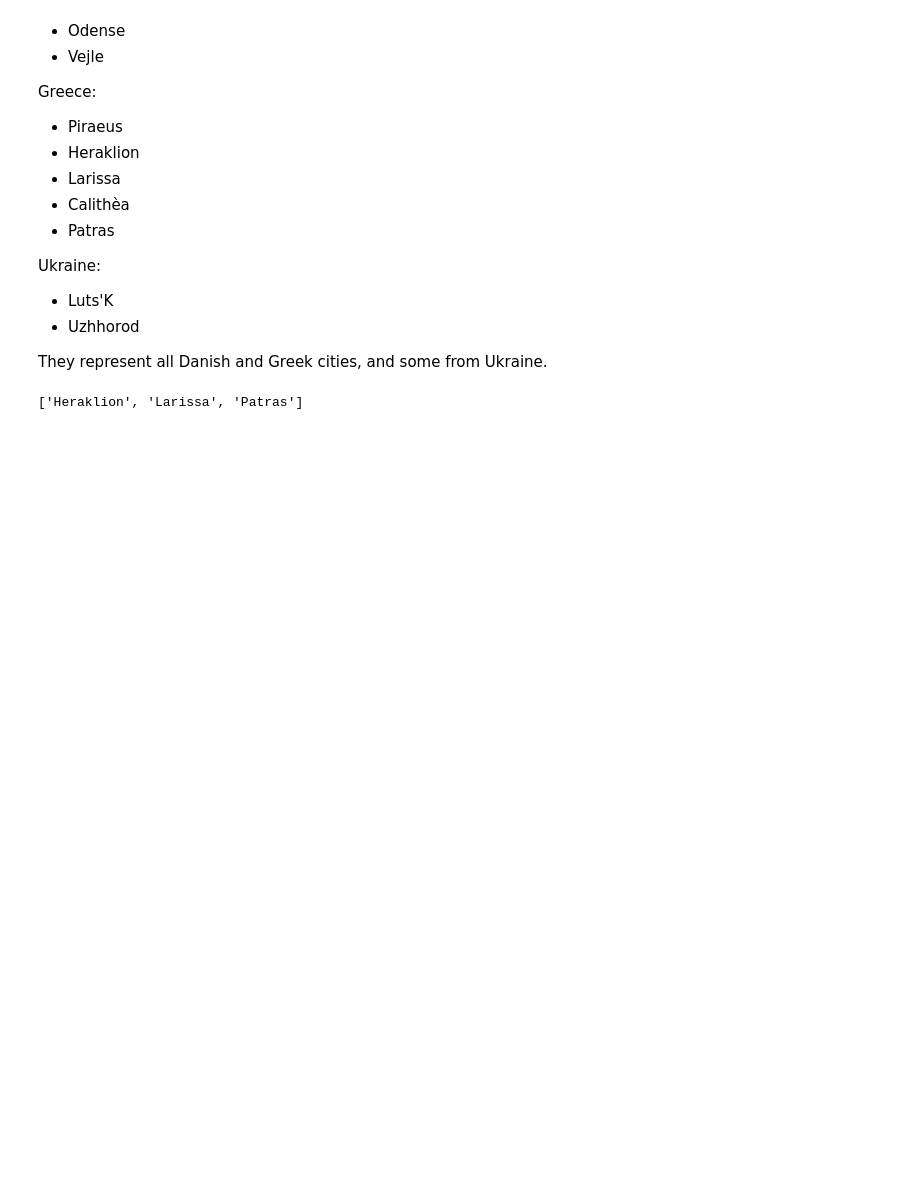
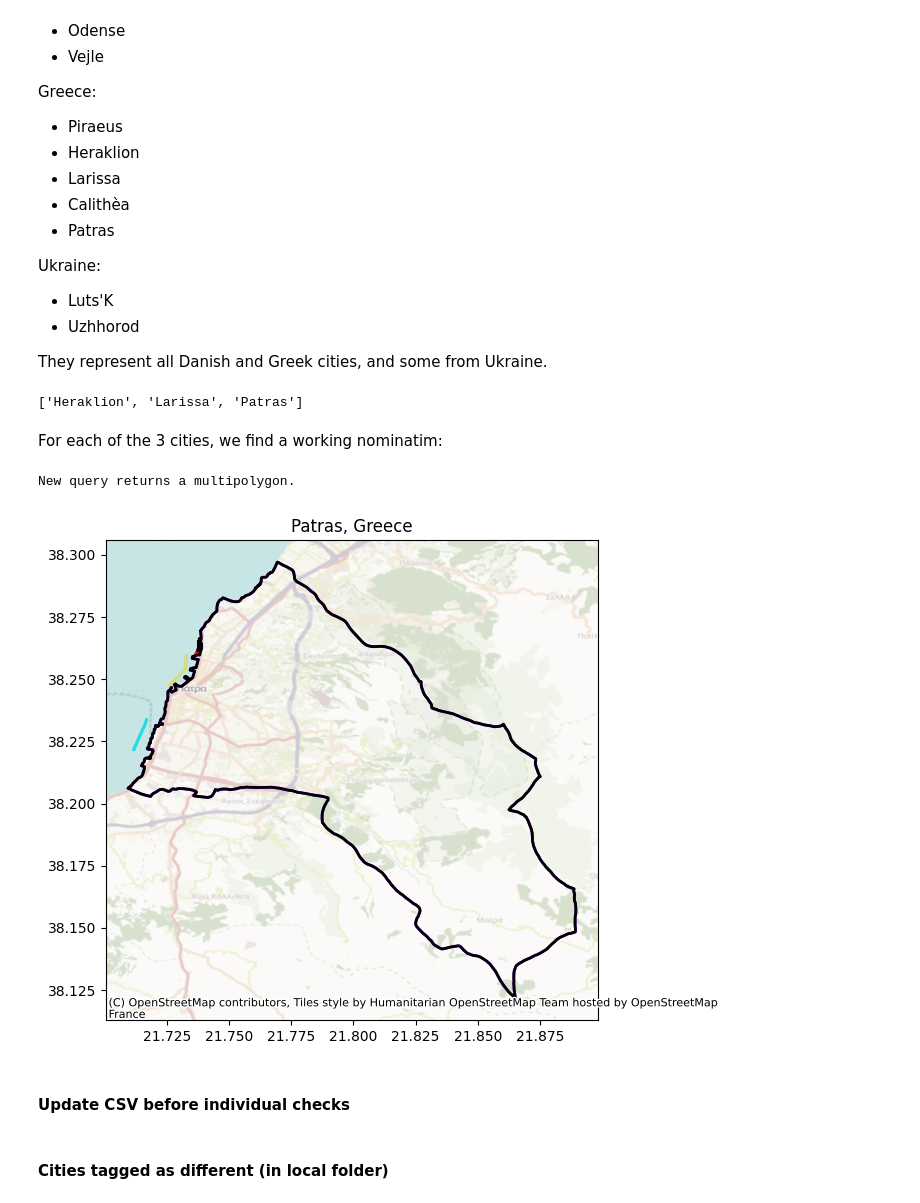
Before and after one commit to BikeNetKit/dataexport, a Jupyter notebook: scripts/check_polygons.ipynb, the cells around one changed output. Cells and saved outputs as stored; diff of their text form; code cells hidden in the pictures; blank space fills up the shorter version.

```diff
--- a/scripts/check_polygons.ipynb
+++ b/scripts/check_polygons.ipynb
@@ -5,7 +5,7 @@ This notebook extracts and plots the polygons of cities from the OSM, using nomi
 ## Setup
 # %%
 %run -i "functions.py"
-cityfilename = "european_100000pop.csv"
+cityfilename = "european_100000pop_dev.csv"
 boundarycheck_quick = False
 # %% [markdown]
 ## Load cities
@@ -41,8 +43,10 @@ cities_with_multipolygon = []
 cities_with_no_results = []
 
 for i, (cityid, city_info) in enumerate(tqdm(cities.items(), desc="Checking city boundaries", position=0, leave=True)):
+    country = slugify(city_info['country_en'])
 
-    output_path = f"../plots/boundary_{cityid}.jpeg"
+    city_name = cityid.split("_")[0]
+    output_path = f"../plots/{country}/boundary_{city_name}.jpeg"
     if os.path.exists(output_path):
         continue
 
@@ -89,7 +93,7 @@ for i, (cityid, city_info) in enumerate(tqdm(cities.items(), desc="Checking city
     plt.gca().set_aspect('equal')
     ax.set_title(city_info["name_en"]+", "+city_info["country_en"])
     #plt.show()
-    fig.savefig(f"../plots/boundary_{cityid}.jpeg", dpi=150, bbox_inches='tight')
+    fig.savefig(f"../plots/{country}/boundary_{city_name}.jpeg", dpi=150, bbox_inches='tight')
     plt.close()
 # %% [markdown]
 ## Individual checks
@@ -119,13 +123,13 @@ These cities had the wrong name in the UN Demographics Yearbook
 - Shauliai = Šiauliai (Lithuania)
 # %%
 # Make the changes
-cities["peristeri"] = cities.pop("pesterion")
-cities["peristeri"]["name_en"] = "Peristeri"
-cities["peristeri"]["nominatim_query"] = "Peristeri"
+cities["peristeri_gr"] = cities.pop("pesterion")
+cities["peristeri_gr"]["name_en"] = "Peristeri"
+cities["peristeri_gr"]["nominatim_query"] = "Peristeri"
 
-cities["siauliai"] = cities.pop("shauliai")
-cities["siauliai"]["name_en"] = "Šiauliai"
-cities["siauliai"]["nominatim_query"] = "Šiauliai"
+cities["siauliai_lt"] = cities.pop("shauliai")
+cities["siauliai_lt"]["name_en"] = "Šiauliai"
+cities["siauliai_lt"]["nominatim_query"] = "Šiauliai"
 # %%
 # Second pass
 # Check which cities had no results from the query
@@ -210,0 +201,55 @@ new_cities = copy.deepcopy(cities)
+# %% [markdown]
+For each of the 3 cities, we find a working nominatim:
+# %%
+# (This cell is run for all three cities, changing the variable 'city' and 'new_nominatim_query')
+
+# Draw location polygons and their holes
+city = 'patras_gr'
+city_info = cities[city]
+new_nominatim_query = "Municipal Unit of Patras"
+
+
+
+location = geocode_cached(city, new_nominatim_query, check_cache=False)
+if location == "no_polygon":
+    print("New query doesn't return a polygon.")
+
+elif location == "no_results":
+    print("New query doesn't return any result.")
+
+else:
+    is_poly, geoms, has_holes, polyg = analyse_polygon(location)
+
+
+    if not is_poly:
+        print("New query doesn't return a polygon.")
+
+
+    if geoms > 1:
+        print("New query returns a multipolygon.")
+
+
+    fig = plt.figure()
+    ax = fig.add_axes([0,0,1,1])
+    if geoms > 1:
+        geom_list = list(location.geoms)
+        colors = cm.rainbow(np.linspace(0, 1, len(geom_list)))
+        for poly, c in zip(geom_list, colors):
+            plt.plot(*poly.exterior.xy, c=c, linewidth=2)
+            for intr in poly.interiors:
+                plt.plot(*intr.xy, c="red", linewidth=1)
+    else:
+        plt.plot(*location.exterior.xy, linewidth=2)
+        for intr in location.interiors:
+            plt.plot(*intr.xy, c="red", linewidth=1)
+
+    # Largest polygon (holes filled) in black
+    plt.plot(*polyg.exterior.xy, c="black", linewidth=2)
+
+    contextily.add_basemap(ax=ax, url=contextily.providers.CartoDB.Positron, crs='EPSG:4326', alpha = 0.5)
+    plt.gca().set_aspect('equal')
+    ax.set_title(city_info["name_en"]+", "+city_info["country_en"])
+    plt.show()
+# %% [output]
+New query returns a multipolygon.
+[figure, added]
@@ -210,0 +261,2 @@ new_cities = copy.deepcopy(cities)
+# %% [markdown]
+#### Update CSV before individual checks
@@ -210,0 +275,2 @@ new_cities = copy.deepcopy(cities)
+# %% [markdown]
+#### Cities tagged as different (in local folder)
```
Also changed, not shown: parts of 33 cells of this notebook, 6 other files.
